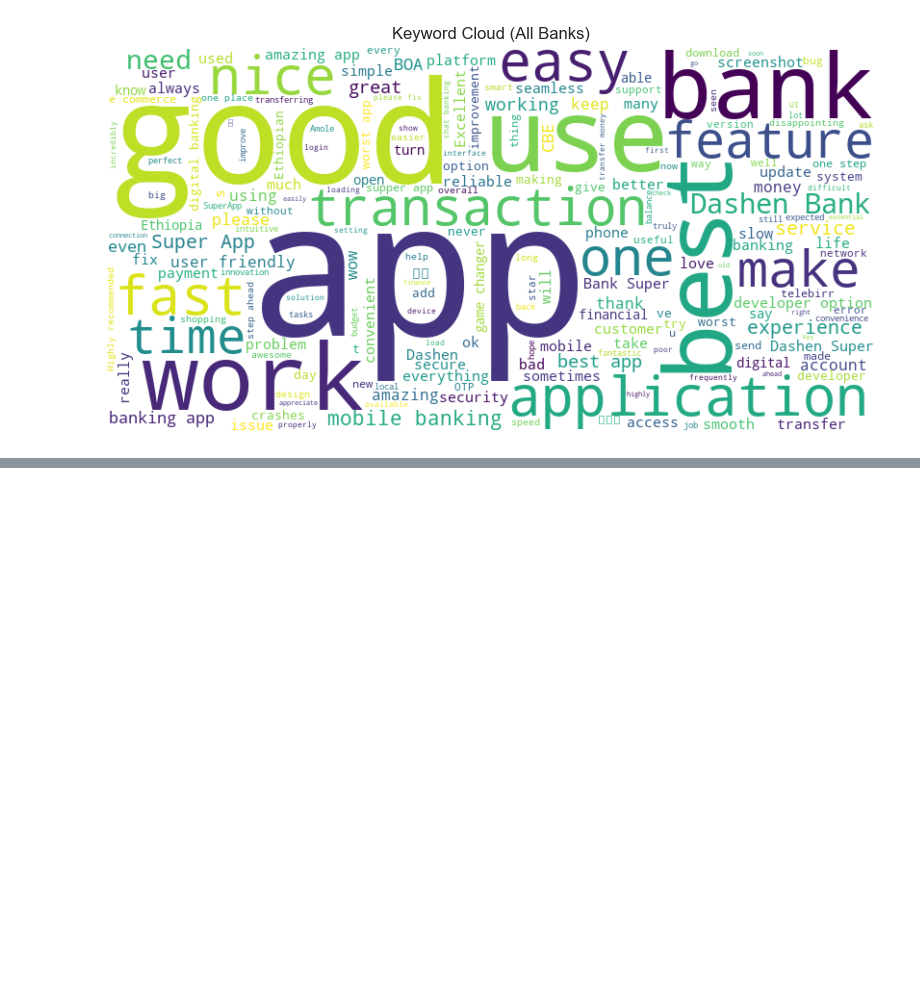
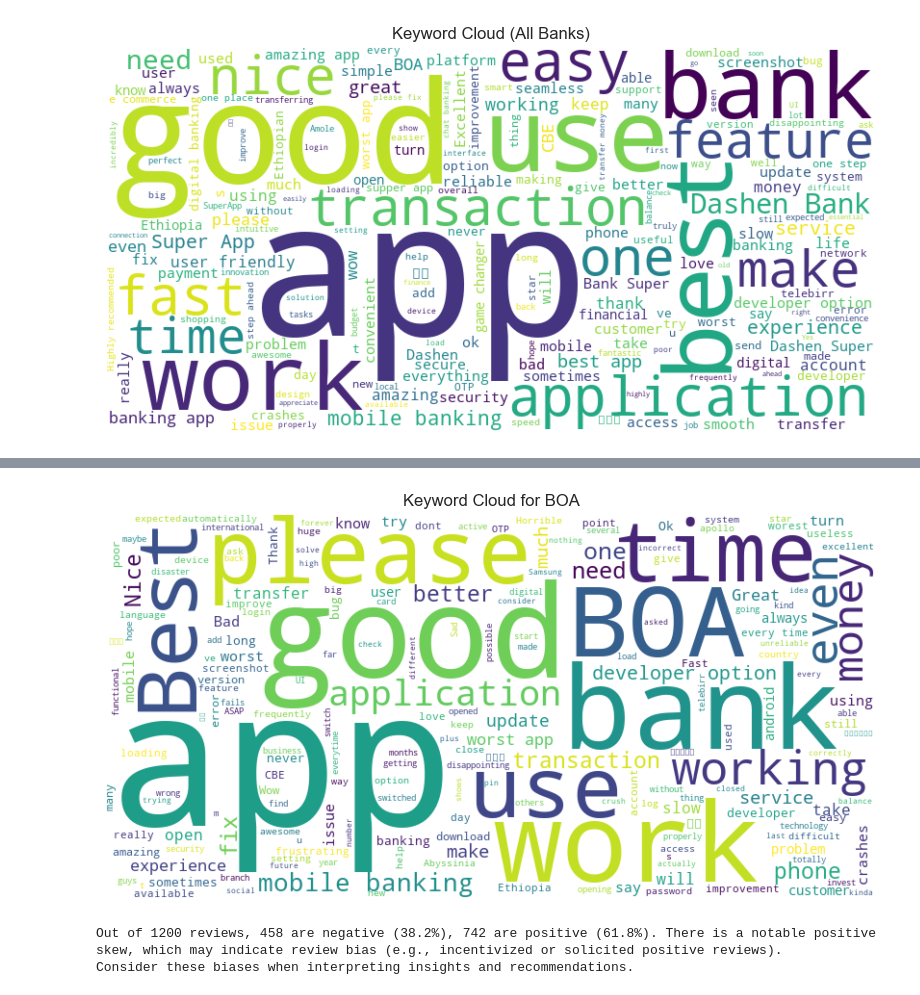
Before and after one commit to Naod-Mergiya/Customer-Experience-Analytics-for-Fintech-Apps, a Jupyter notebook: notebooks/Recommendations.ipynb, the cells around one changed output, grey strips where cells are left out. Saved outputs shown, nothing was run; the diff lists cells and outputs as text; code cells hidden in the pictures; blank space fills up the shorter version.

```diff
--- a/notebooks/Recommendations.ipynb
+++ b/notebooks/Recommendations.ipynb
@@ -129,0 +135,13 @@ plot_keyword_cloud(df, text_col='review')
+# %%
+# 4. Keyword cloud for BOA
+plot_keyword_cloud(df, text_col='review', bank='BOA', bank_col='bank')
+# %% [output]
+[figure, added]
+# %%
+## Ethics: Review Biases
+
+bias_note = note_biases(df, sentiment_col='sentiment_label')
+print(bias_note)
+# %% [output]
+Out of 1200 reviews, 458 are negative (38.2%), 742 are positive (61.8%). There is a notable positive skew, which may indicate review bias (e.g., incentivized or solicited positive reviews).
+Consider these biases when interpreting insights and recommendations.
```
Also changed, not shown: parts of 1 cell of this notebook.
